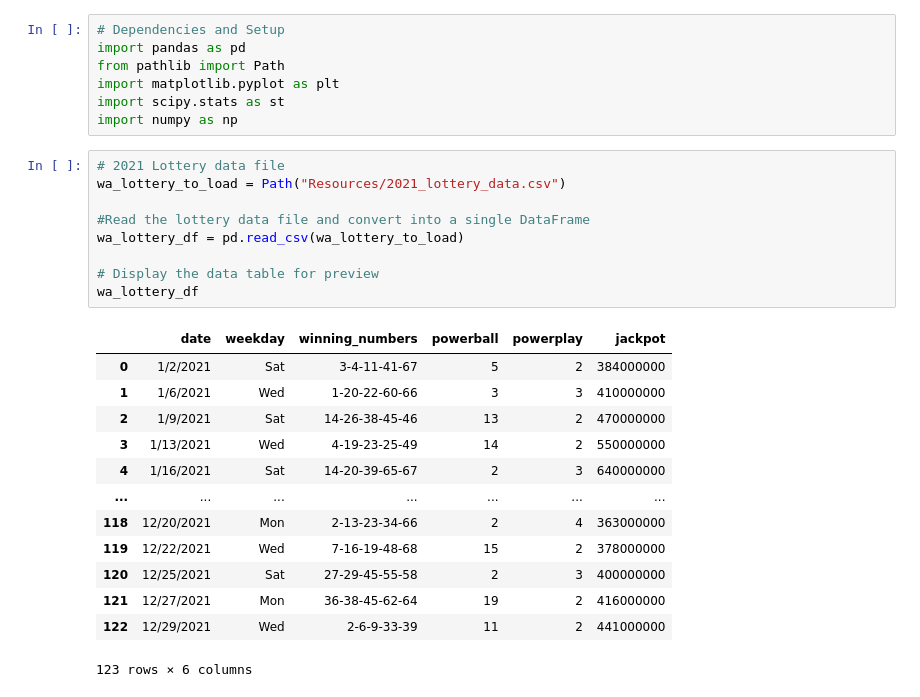
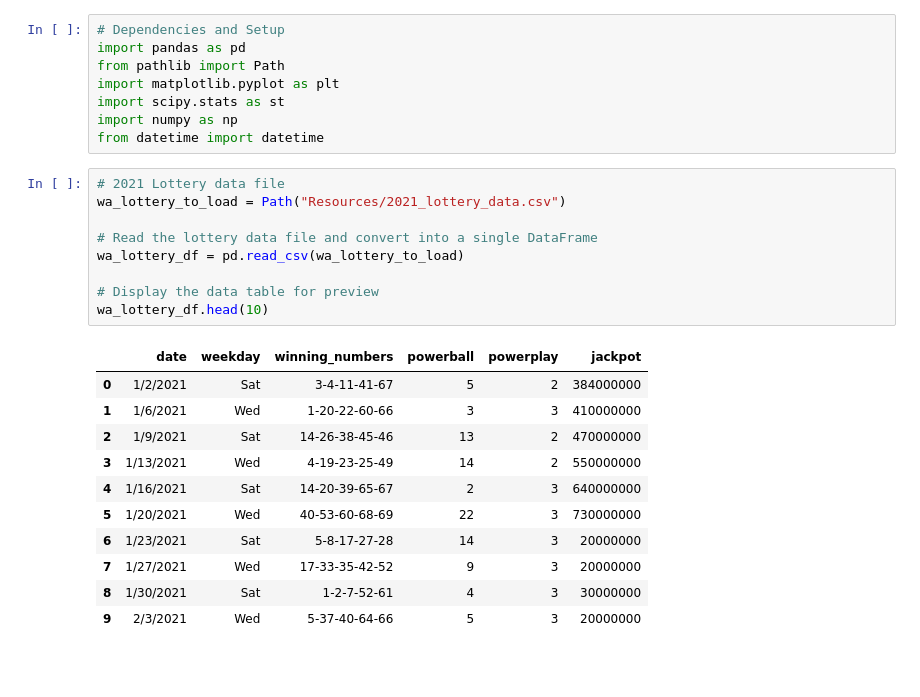
Before and after one commit to JLaydeJ/Project_1, a Jupyter notebook: Project_1_2021.ipynb, the cells around one changed output. Cells and saved outputs as stored; diff of their text form; blank space fills up the shorter version.

```diff
--- a/Project_1_2021.ipynb
+++ b/Project_1_2021.ipynb
@@ -5,26 +5,25 @@ from pathlib import Path
 import matplotlib.pyplot as plt
 import scipy.stats as st
 import numpy as np
+from datetime import datetime
 # %%
 # 2021 Lottery data file
 wa_lottery_to_load = Path("Resources/2021_lottery_data.csv")
 
-#Read the lottery data file and convert into a single DataFrame
+# Read the lottery data file and convert into a single DataFrame
 wa_lottery_df = pd.read_csv(wa_lottery_to_load)
 
 # Display the data table for preview
-wa_lottery_df
+wa_lottery_df.head(10)
 # %% [output]
 |  | date | weekday | winning_numbers | powerball | powerplay | jackpot |
 | 0 | 1/2/2021 | Sat | 3-4-11-41-67 | 5 | 2 | 384000000 |
 | 1 | 1/6/2021 | Wed | 1-20-22-60-66 | 3 | 3 | 410000000 |
 | 2 | 1/9/2021 | Sat | 14-26-38-45-46 | 13 | 2 | 470000000 |
 | 3 | 1/13/2021 | Wed | 4-19-23-25-49 | 14 | 2 | 550000000 |
 | 4 | 1/16/2021 | Sat | 14-20-39-65-67 | 2 | 3 | 640000000 |
-| ... | ... | ... | ... | ... | ... | ... |
-| 118 | 12/20/2021 | Mon | 2-13-23-34-66 | 2 | 4 | 363000000 |
-| 119 | 12/22/2021 | Wed | 7-16-19-48-68 | 15 | 2 | 378000000 |
-| 120 | 12/25/2021 | Sat | 27-29-45-55-58 | 2 | 3 | 400000000 |
-| 121 | 12/27/2021 | Mon | 36-38-45-62-64 | 19 | 2 | 416000000 |
-| 122 | 12/29/2021 | Wed | 2-6-9-33-39 | 11 | 2 | 441000000 |
+| 5 | 1/20/2021 | Wed | 40-53-60-68-69 | 22 | 3 | 730000000 |
+| 6 | 1/23/2021 | Sat | 5-8-17-27-28 | 14 | 3 | 20000000 |
+| 7 | 1/27/2021 | Wed | 17-33-35-42-52 | 9 | 3 | 20000000 |
+| 8 | 1/30/2021 | Sat | 1-2-7-52-61 | 4 | 3 | 30000000 |
+| 9 | 2/3/2021 | Wed | 5-37-40-64-66 | 5 | 3 | 20000000 |
-123 rows × 6 columns
```
Also changed, not shown: parts of 9 cells of this notebook, 1 other file.
